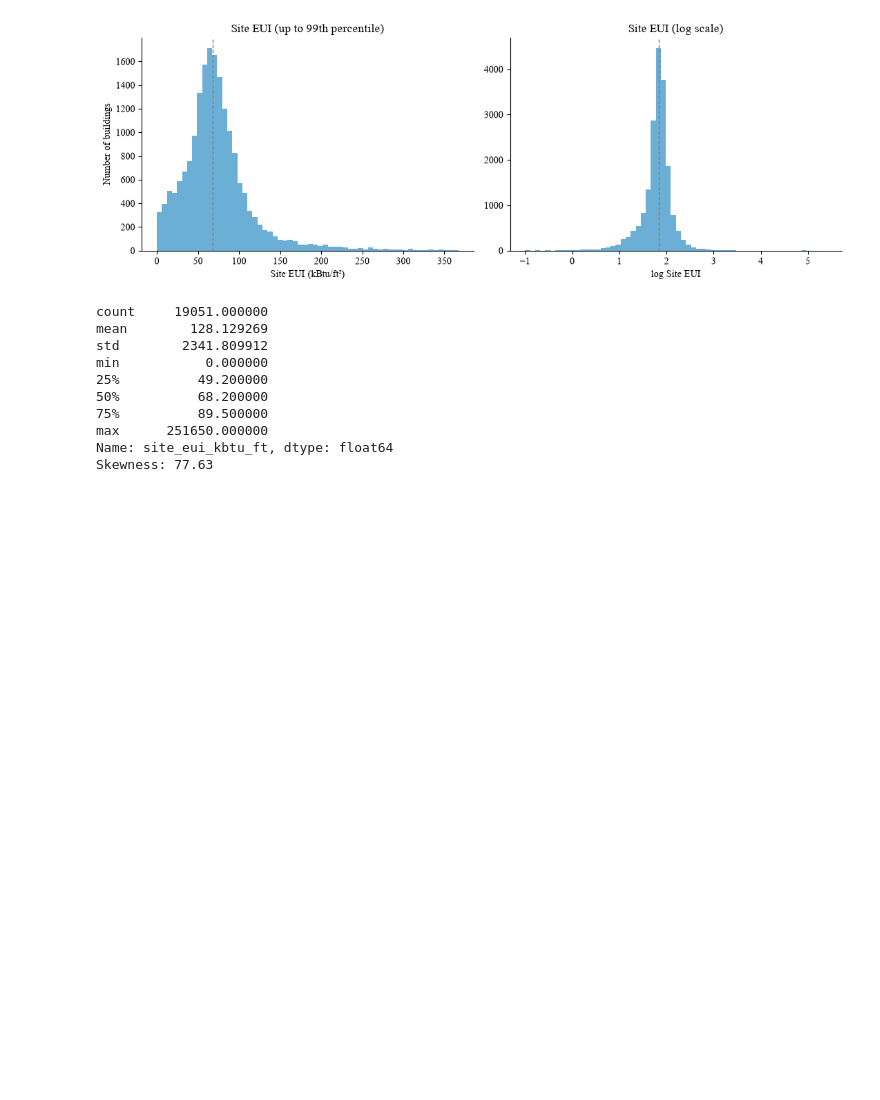
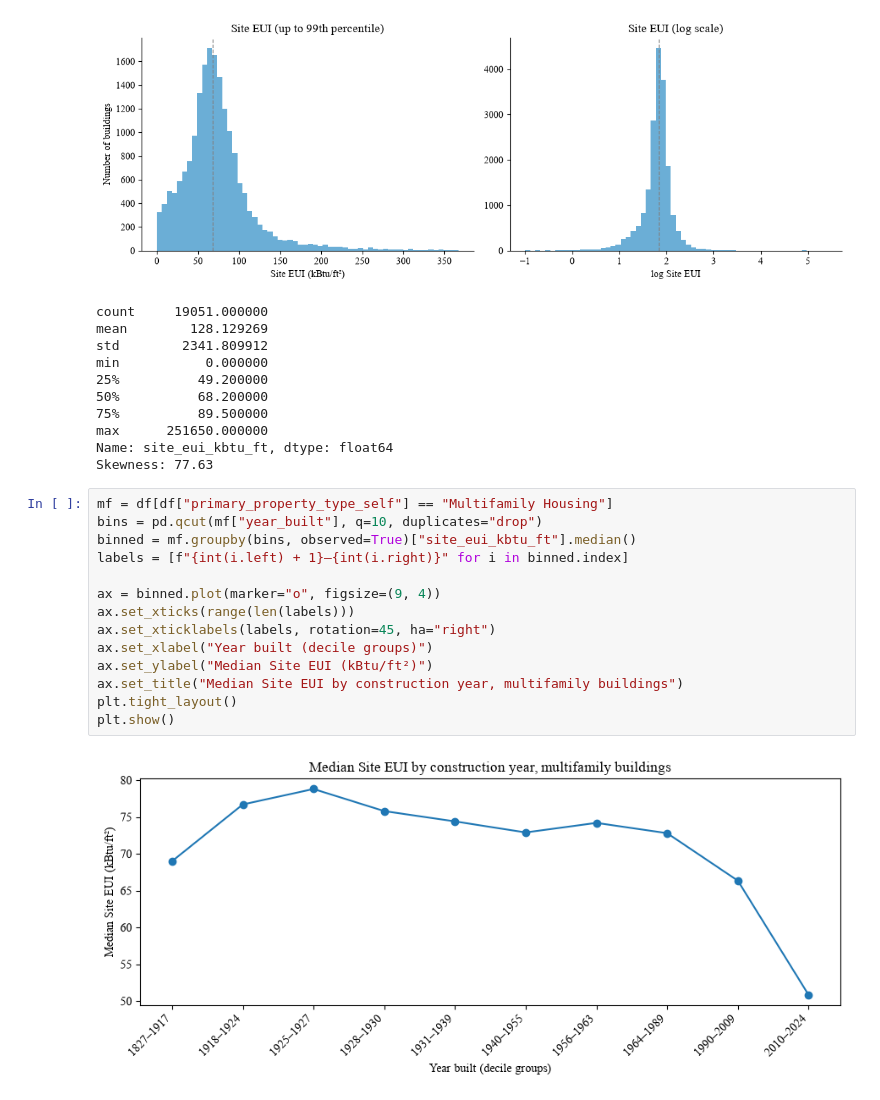
Before and after one commit to gchudley/Any-Idea, a Jupyter notebook: src/EDA_data_visualization.ipynb, the cells around one changed output. Saved outputs shown, nothing was run; the diff lists cells and outputs as text; blank space fills up the shorter version.

Commit message:
Adding another visualization

```diff
--- a/src/EDA_data_visualization.ipynb
+++ b/src/EDA_data_visualization.ipynb
@@ -122,3 +122,19 @@ min           0.000000
 max      251650.000000
 Name: site_eui_kbtu_ft, dtype: float64
 Skewness: 77.63
+# %%
+mf = df[df["primary_property_type_self"] == "Multifamily Housing"]
+bins = pd.qcut(mf["year_built"], q=10, duplicates="drop")
+binned = mf.groupby(bins, observed=True)["site_eui_kbtu_ft"].median()
+labels = [f"{int(i.left) + 1}–{int(i.right)}" for i in binned.index]
+
+ax = binned.plot(marker="o", figsize=(9, 4))
+ax.set_xticks(range(len(labels)))
+ax.set_xticklabels(labels, rotation=45, ha="right")
+ax.set_xlabel("Year built (decile groups)")
+ax.set_ylabel("Median Site EUI (kBtu/ft²)")
+ax.set_title("Median Site EUI by construction year, multifamily buildings")
+plt.tight_layout()
+plt.show()
+# %% [output]
+[figure, added]
```
